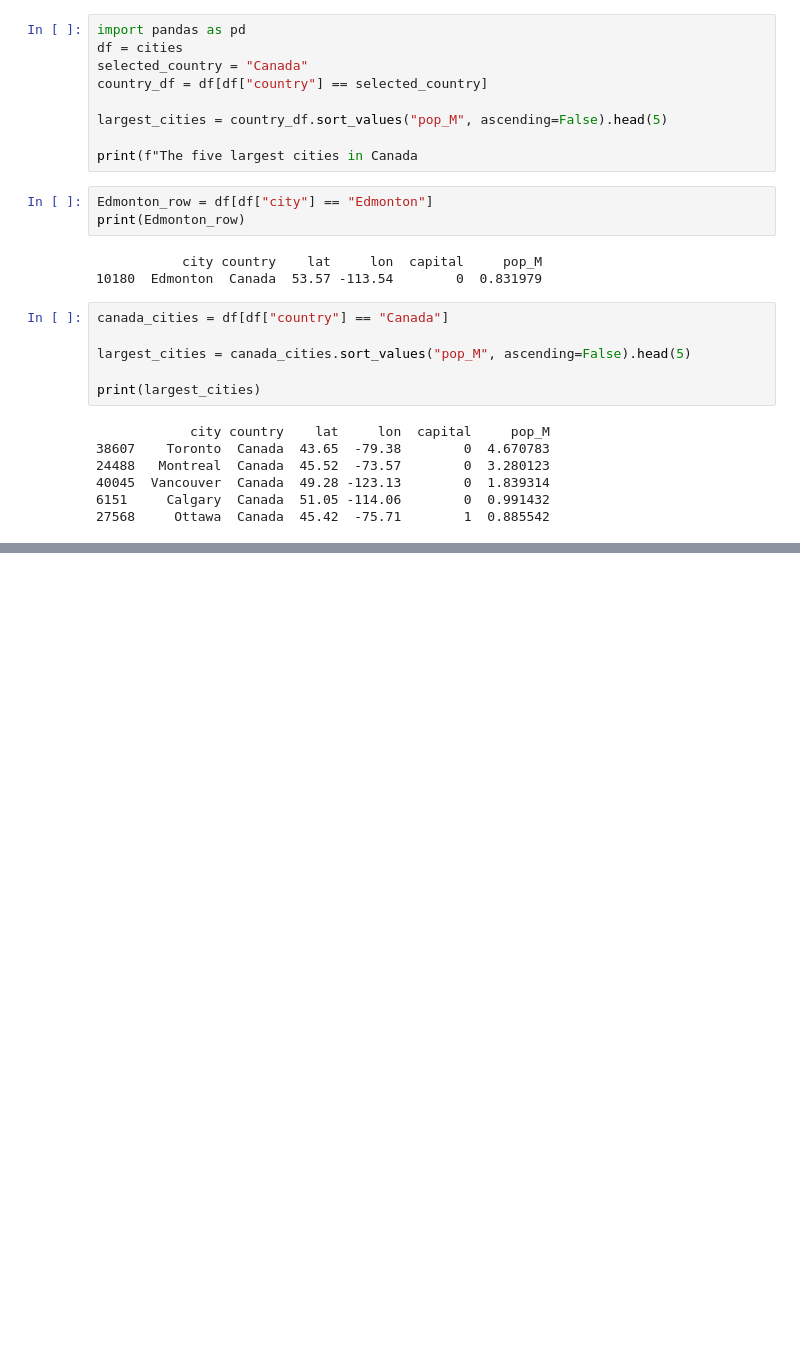
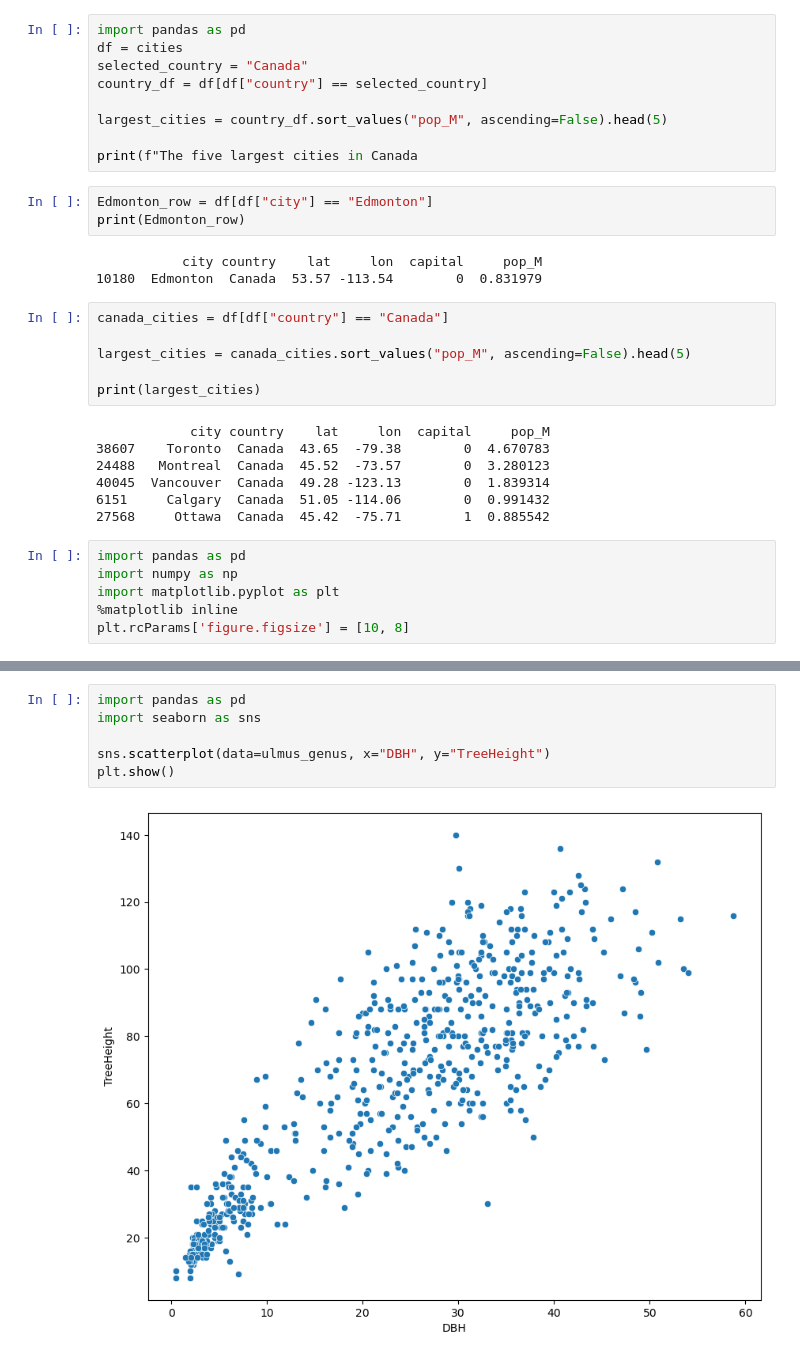
Before and after one commit to Emily408/PY4SA23_Assignment, a Jupyter notebook: Untitled.ipynb, the cells around one changed output, grey strips where cells are left out. Saved outputs shown, nothing was run; the diff lists cells and outputs as text; blank space fills up the shorter version.

```diff
--- a/Untitled.ipynb
+++ b/Untitled.ipynb
@@ -136,3 +132,9 @@ print(largest_cities)
 40045  Vancouver  Canada  49.28 -123.13        0  1.839314
 6151     Calgary  Canada  51.05 -114.06        0  0.991432
 27568     Ottawa  Canada  45.42  -75.71        1  0.885542
+# %%
+import pandas as pd
+import numpy as np
+import matplotlib.pyplot as plt
+%matplotlib inline
+plt.rcParams['figure.figsize'] = [10, 8]
@@ -138,0 +152,8 @@ print(largest_cities)
+# %%
+import pandas as pd
+import seaborn as sns
+
+sns.scatterplot(data=ulmus_genus, x="DBH", y="TreeHeight")
+plt.show()
+# %% [output]
+[figure, added]
```
Also changed, not shown: parts of 6 cells of this notebook.
